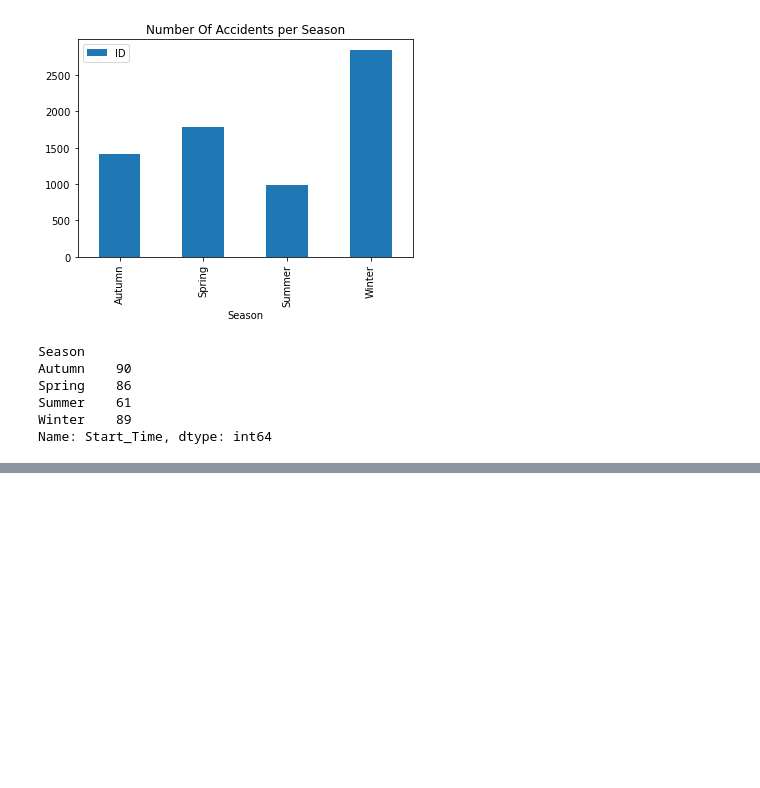
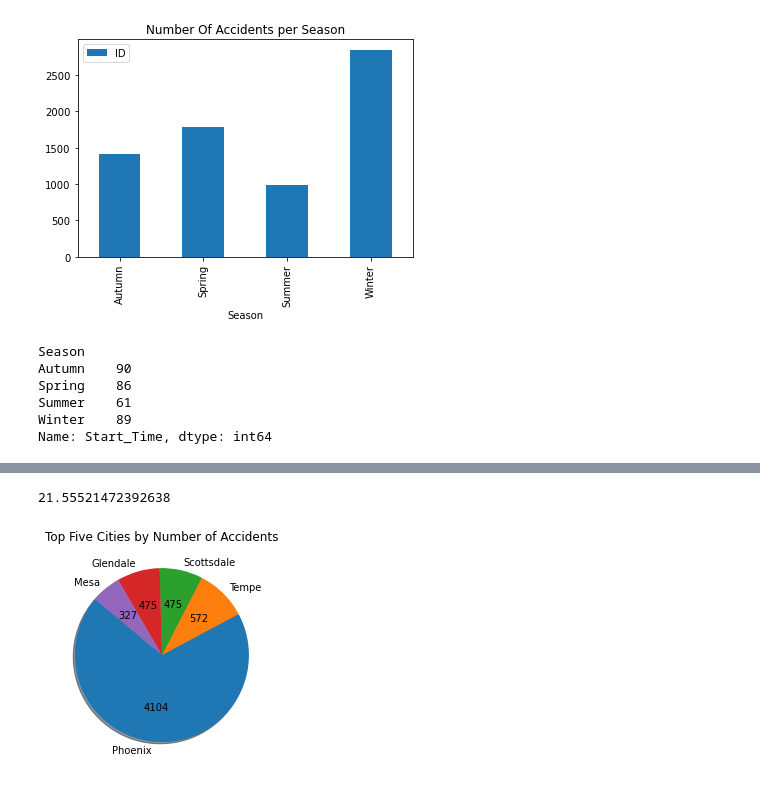
Before and after one commit to samantha8990/Project-1, a Jupyter notebook: JupiterNotebook.ipynb, the cells around one changed output, grey strips where cells are left out. Cells and saved outputs as stored; diff of their text form; code cells hidden in the pictures; blank space fills up the shorter version.

```diff
--- a/JupiterNotebook.ipynb
+++ b/JupiterNotebook.ipynb
@@ -225,0 +232,6 @@ Name: Start_Time, dtype: int64
+# %%
+#average number of accidents per recorded day
+average_per_day = highest_per_day['ID'].mean()
+average_per_day
+# %% [output]
+21.55521472392638
@@ -225,0 +243,14 @@ Name: Start_Time, dtype: int64
+# %%
+x_values = ['Phoenix','Tempe','Scottsdale','Glendale','Mesa']
+y_values = [4104,572,475,475,327]
+def make_autopct(values):
+    def my_autopct(pct):
+        total = sum(values)
+        val = int(round(pct*total/100.0))
+        return '{v:d}'.format(p=pct,v=val)
+    return my_autopct
+plt.pie(y_values,labels=x_values,startangle=140,autopct=make_autopct(y_values),shadow=True)
+plt.title("Top Five Cities by Number of Accidents")
+plt.show()
+# %% [output]
+[figure, added]
```
Also changed, not shown: parts of 6 cells of this notebook.
